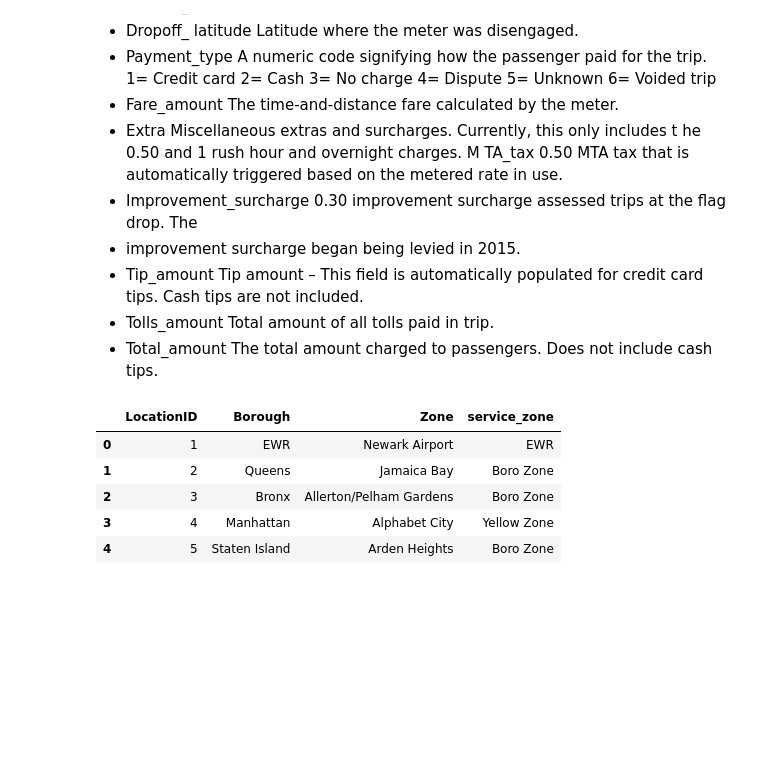
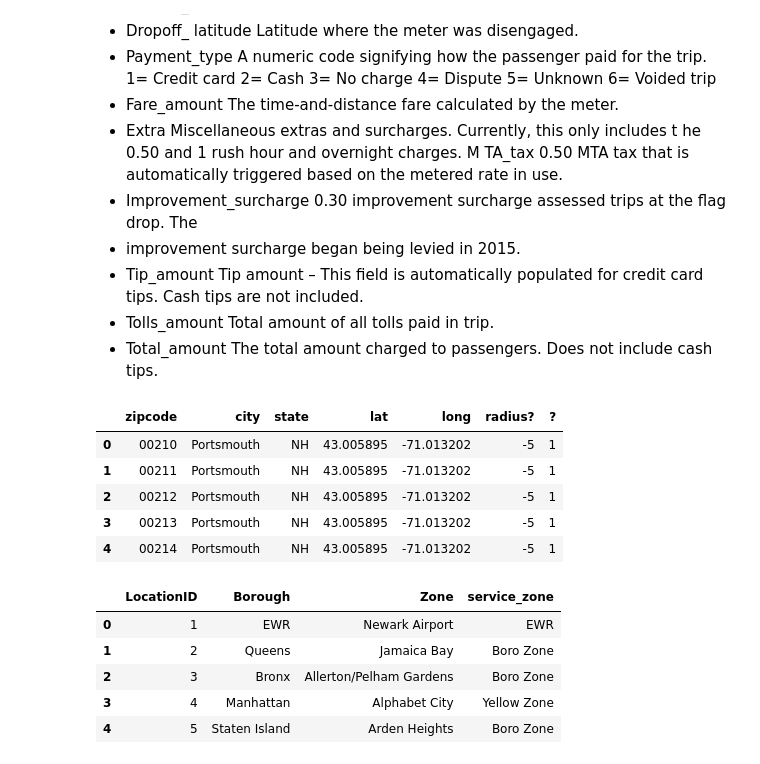
Before and after one commit to jonhilgart22/DSCI-6005-deep-learning, a Jupyter notebook: final_project/Taxi-Cab-EDA.ipynb, the cells around one changed output. Cells and saved outputs as stored; diff of their text form; code cells hidden in the pictures; blank space fills up the shorter version.

```diff
--- a/final_project/Taxi-Cab-EDA.ipynb
+++ b/final_project/Taxi-Cab-EDA.ipynb
@@ -49,6 +48,19 @@ import geocoder
 taxi_yellowcab_df = pd.read_csv("data/yellow_tripdata_2016-01.csv")
 # %%
 taxi_lookup = pd.read_csv("data/taxi+_zone_lookup.csv")
+# %%
+names_ = ['zipcode','city','state','lat','long','radius?','?']
+#dataframe = read_csv('projects.csv', converters={'project_id': lambda x: str(x)})
+zip_codes = pd.read_csv("data/zipcode.csv",converters={'zipcode': lambda x: str(x)},names=names_)
+# %%
+zip_codes .head()
+# %% [output]
+|  | zipcode | city | state | lat | long | radius? | ? |
+| 0 | 00210 | Portsmouth | NH | 43.005895 | -71.013202 | -5 | 1 |
+| 1 | 00211 | Portsmouth | NH | 43.005895 | -71.013202 | -5 | 1 |
+| 2 | 00212 | Portsmouth | NH | 43.005895 | -71.013202 | -5 | 1 |
+| 3 | 00213 | Portsmouth | NH | 43.005895 | -71.013202 | -5 | 1 |
+| 4 | 00214 | Portsmouth | NH | 43.005895 | -71.013202 | -5 | 1 |
 # %%
 taxi_lookup.head()
 # %% [output]
```
Also changed, not shown: parts of 18 cells of this notebook, 4 other files.
